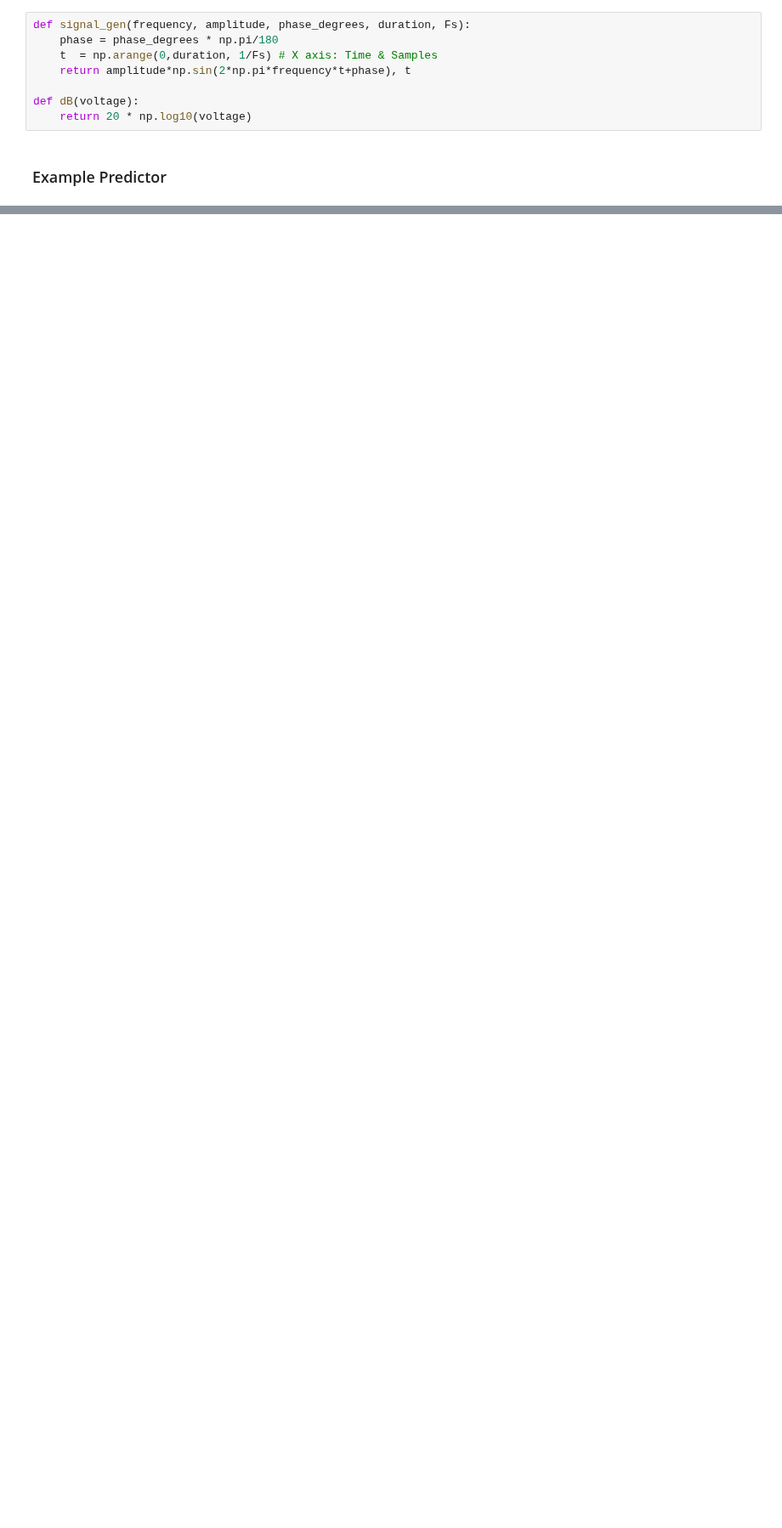
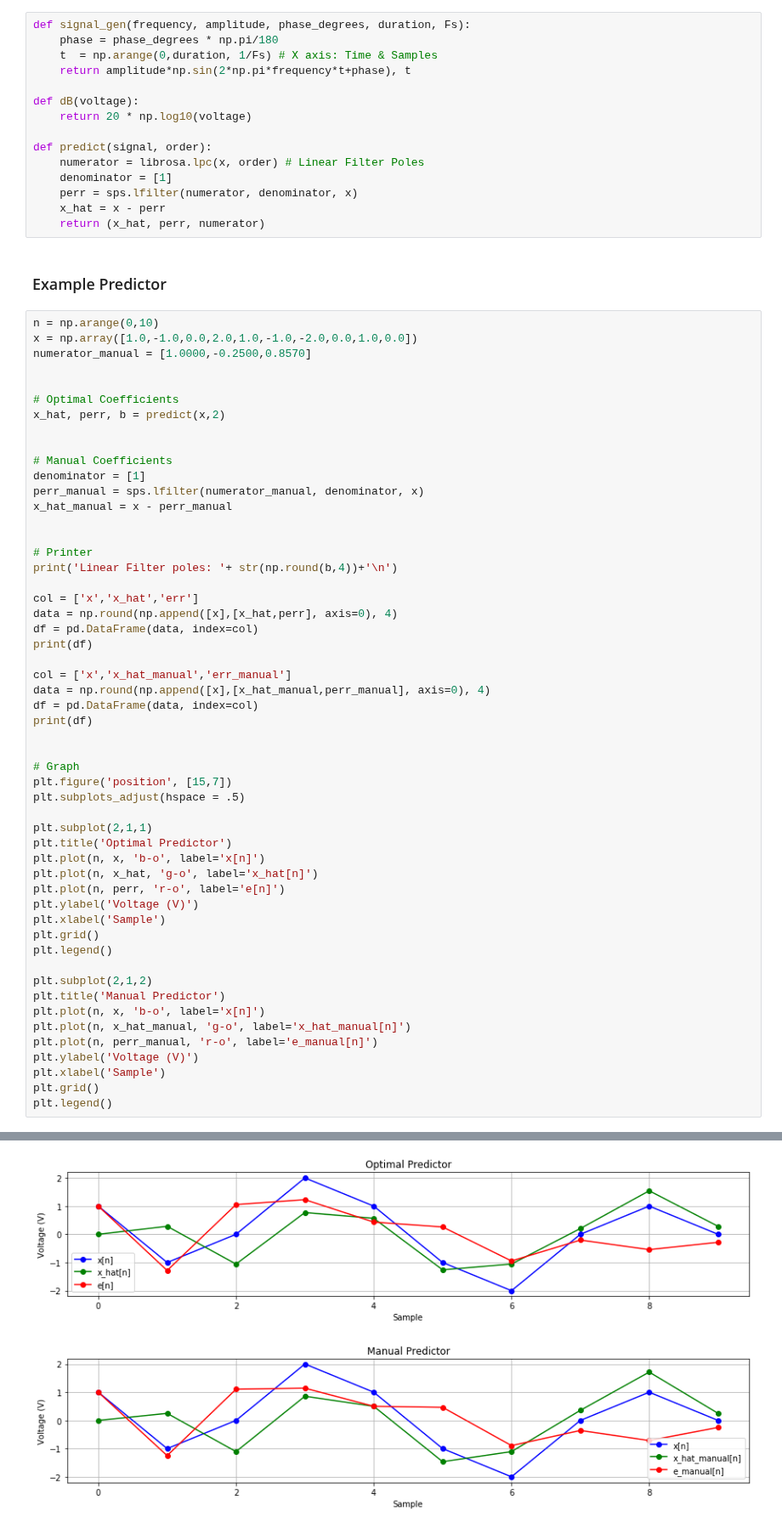
Before and after one commit to rthomp10/dsp, a Jupyter notebook: Prediction and Quantization.ipynb, the cells around one changed output, grey strips where cells are left out. Shown at 85% size. Cells and saved outputs as stored; diff of their text form; blank space fills up the shorter version.

```diff
--- a/Prediction and Quantization.ipynb
+++ b/Prediction and Quantization.ipynb
@@ -21,5 +23,66 @@ def signal_gen(frequency, amplitude, phase_degrees, duration, Fs):
 
 def dB(voltage):
     return 20 * np.log10(voltage)
+
+def predict(signal, order):
+    numerator = librosa.lpc(x, order) # Linear Filter Poles
+    denominator = [1]
+    perr = sps.lfilter(numerator, denominator, x)
+    x_hat = x - perr
+    return (x_hat, perr, numerator)
 # %% [markdown]
 ### Example Predictor
+# %%
+n = np.arange(0,10)
+x = np.array([1.0,-1.0,0.0,2.0,1.0,-1.0,-2.0,0.0,1.0,0.0])
+numerator_manual = [1.0000,-0.2500,0.8570]
+
+
+# Optimal Coefficients
+x_hat, perr, b = predict(x,2)
+
+
+# Manual Coefficients
+denominator = [1]
+perr_manual = sps.lfilter(numerator_manual, denominator, x)
+x_hat_manual = x - perr_manual
+
+
+# Printer
+print('Linear Filter poles: '+ str(np.round(b,4))+'\n')
+
+col = ['x','x_hat','err']
+data = np.round(np.append([x],[x_hat,perr], axis=0), 4)
+df = pd.DataFrame(data, index=col)
+print(df)
+
+col = ['x','x_hat_manual','err_manual']
+data = np.round(np.append([x],[x_hat_manual,perr_manual], axis=0), 4)
+df = pd.DataFrame(data, index=col)
+print(df)
+
+
+# Graph
+plt.figure('position', [15,7])
+plt.subplots_adjust(hspace = .5)
+
+plt.subplot(2,1,1)
+plt.title('Optimal Predictor')
+plt.plot(n, x, 'b-o', label='x[n]')
+plt.plot(n, x_hat, 'g-o', label='x_hat[n]')
+plt.plot(n, perr, 'r-o', label='e[n]')
+plt.ylabel('Voltage (V)')
+plt.xlabel('Sample')
+plt.grid()
+plt.legend()
+
+plt.subplot(2,1,2)
+plt.title('Manual Predictor')
+plt.plot(n, x, 'b-o', label='x[n]')
+plt.plot(n, x_hat_manual, 'g-o', label='x_hat_manual[n]')
+plt.plot(n, perr_manual, 'r-o', label='e_manual[n]')
+plt.ylabel('Voltage (V)')
+plt.xlabel('Sample')
+plt.grid()
+plt.legend()
+# %% [output]
@@ -26 +105,2 @@ def dB(voltage):
+[figure, added]
 # %%
```
Also changed, not shown: parts of 6 cells of this notebook.
